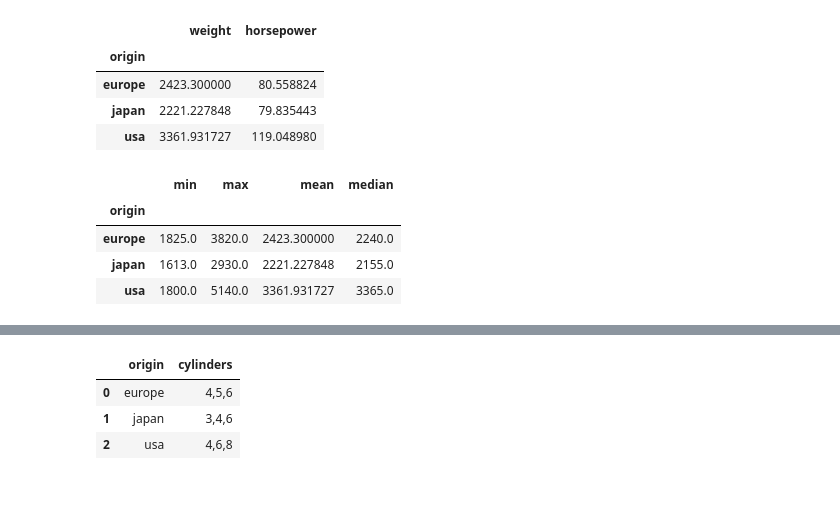
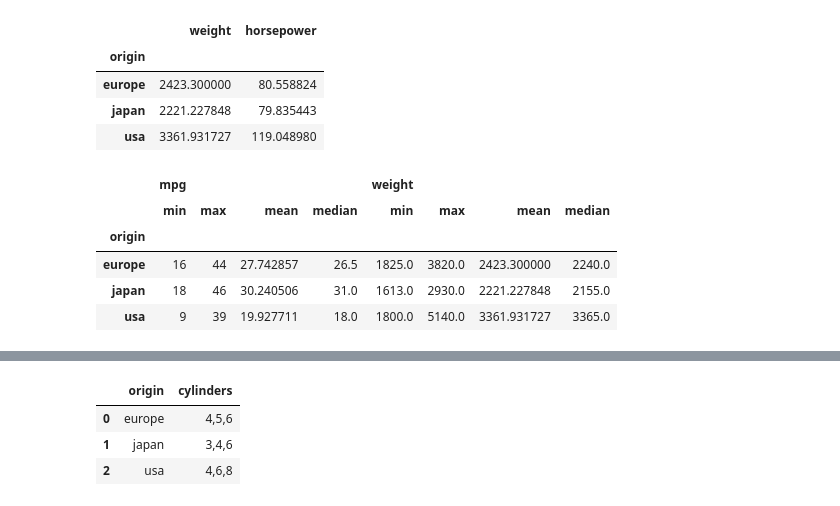
Before and after one commit to PeterAnema/Python_voor_Data_Science, a Jupyter notebook: Sandbox/Demo mtcars.ipynb, the cells around one changed output, grey strips where cells are left out. Cells and saved outputs as stored; diff of their text form; code cells hidden in the pictures.

```diff
--- a/Sandbox/Demo mtcars.ipynb
+++ b/Sandbox/Demo mtcars.ipynb
@@ -595,11 +596,12 @@ df.groupby('origin')[['weight','horsepower']].mean()
 | japan | 2221.227848 | 79.835443 |
 | usa | 3361.931727 | 119.048980 |
 # %%
-totalen = df.groupby('origin')['weight'].agg(['min','max','mean','median'])
+totalen = df.groupby('origin')['mpg','weight'].agg(['min','max','mean','median'])
 totalen
 # %% [output]
-|  | min | max | mean | median |
-| origin |  |  |  |  |
-| europe | 1825.0 | 3820.0 | 2423.300000 | 2240.0 |
-| japan | 1613.0 | 2930.0 | 2221.227848 | 2155.0 |
-| usa | 1800.0 | 5140.0 | 3361.931727 | 3365.0 |
+|  | mpg |  |  |  | weight |  |  |  |
+|  | min | max | mean | median | min | max | mean | median |
+| origin |  |  |  |  |  |  |  |  |
+| europe | 16 | 44 | 27.742857 | 26.5 | 1825.0 | 3820.0 | 2423.300000 | 2240.0 |
+| japan | 18 | 46 | 30.240506 | 31.0 | 1613.0 | 2930.0 | 2221.227848 | 2155.0 |
+| usa | 9 | 39 | 19.927711 | 18.0 | 1800.0 | 5140.0 | 3361.931727 | 3365.0 |
```
Also changed, not shown: parts of 11 cells of this notebook, 1 other file.
